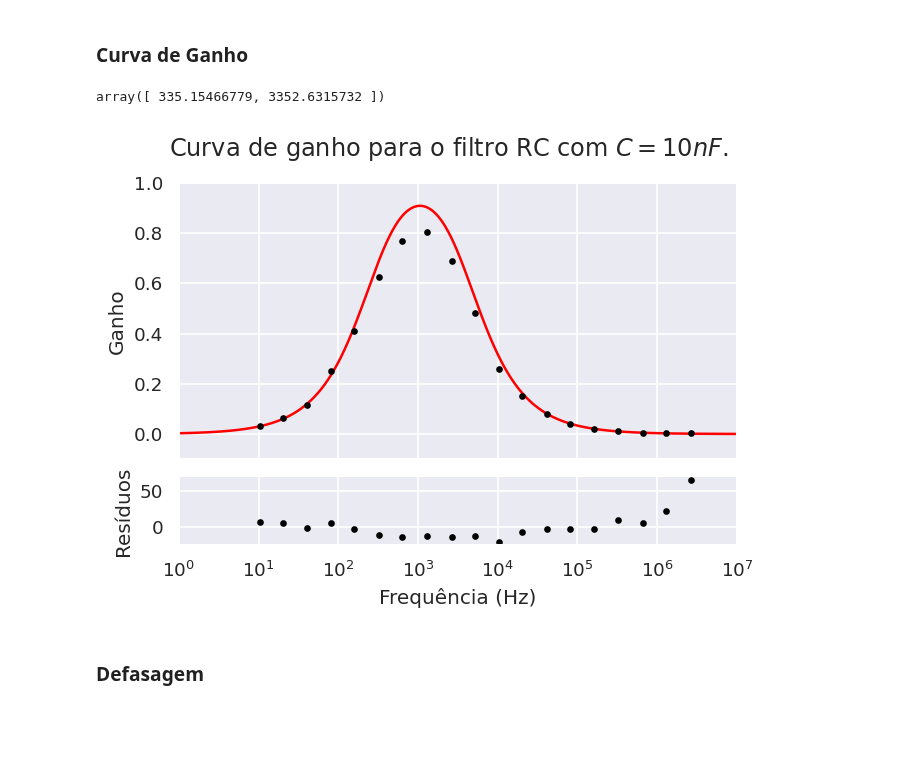
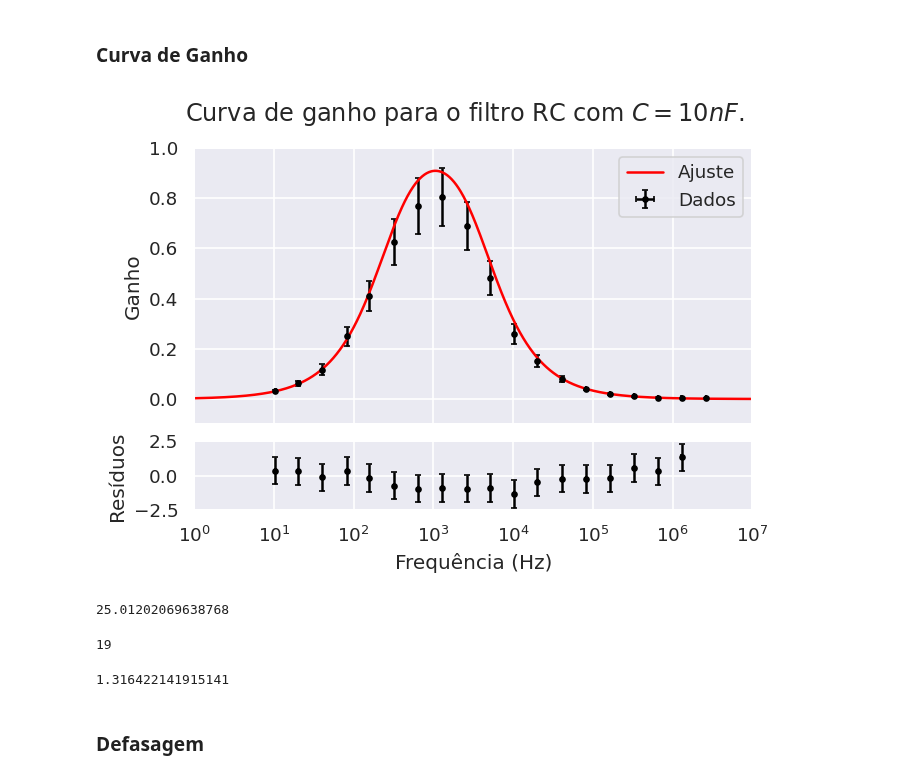
Before and after one commit to ivfreire/lab_3, a Jupyter notebook: Experimento 2/Atividade 2/análise.ipynb, the cells around one changed output. Drawn from its saved outputs; the diff is of its cells as text; code cells hidden in the pictures; blank space fills up the shorter version.

Commit message:
nova análise e plots

```diff
--- a/Experimento 2/Atividade 2/análise.ipynb
+++ b/Experimento 2/Atividade 2/análise.ipynb
@@ -38,7 +36,7 @@ df = pd.read_csv('dados/filtro_10nF.csv')
 # %% [markdown]
 ### Curva de Ganho
 # %%
-df['Inc. Ganho'] = np.sqrt( (df['Inc. Tensão Saída (V)']/df['Tensão Entrada (V)'])**2 + (df['Inc. Tensão Entrada (V)']*df['Tensão Saída (V)']/df['Tensão Entrada (V)']**2)**2 )
+df['Inc. Ganho'] = 16*np.sqrt( (df['Inc. Tensão Saída (V)']/df['Tensão Entrada (V)'])**2 + (df['Inc. Tensão Entrada (V)']*df['Tensão Saída (V)']/df['Tensão Entrada (V)']**2)**2 )
 # %%
 popt, pcov = curve_fit(
 	gain,
@@ -47,36 +45,32 @@ popt, pcov = curve_fit(
 	sigma=df['Inc. Ganho'],
 	p0=( w1, w2 )
 )
-# %%
-popt
-# %% [output]
-array([ 335.15466779, 3352.6315732 ])
 # %%
 fig, axs = plt.subplots(2, sharex=True, gridspec_kw={ 'hspace': 0.1, 'height_ratios': (4,1) })
 plt.suptitle('Curva de ganho para o filtro RC com $C=10nF$.')
 
 axs[0].errorbar(
 	x=df['Frequência (Hz)'],
 	y=df['Ganho'],
 	xerr=df['Inc. Frequência (Hz)'],
 	yerr=df['Inc. Ganho'],
-	fmt=' ', marker='.', color='black'
+	fmt=' ', marker='.', color='black', capsize=2, label='Dados'
 )
 
 x = np.logspace(0, 7, 1000)
-sns.lineplot(x=x, y=gain(x, popt[0], popt[1]), color='red', ax=axs[0])
-# sns.lineplot(x=x, y=gain(x, w2, w1), color='gray', ax=axs[0])
+sns.lineplot(x=x, y=gain(x, popt[0], popt[1]), color='red', ax=axs[0], label='Ajuste')
 
 axs[1].errorbar(
 	x=df['Frequência (Hz)'],
 	y=(df['Ganho'] - gain(df['Frequência (Hz)'], popt[0], popt[1])) / df['Inc. Ganho'],
 	xerr=df['Inc. Frequência (Hz)'],
 	yerr=1,
-	fmt=' ', marker='.', color='black'
+	fmt=' ', marker='.', color='black', capsize=2
 )
 
 axs[0].set(ylabel='Ganho', ylim=(-0.1, 1))
-axs[1].set(xlabel='Frequência (Hz)', ylabel='Resíduos', xscale='log', xlim=(1E0, 1E7))
+axs[1].set(xlabel='Frequência (Hz)', ylabel='Resíduos', xscale='log', xlim=(1E0, 1E7), ylim=(-2.5, 2.5))
+plt.savefig('plots/filter1_gain.png', dpi=300, bbox_inches='tight')
 plt.show()
 # %% [output]
-[figure, old version]
+[figure, new version]
@@ -83,2 +79,16 @@ plt.show()
+# %%
+chi2 = np.sum( (df['Ganho'] - gain(df['Frequência (Hz)'], popt[0], popt[1]))**2 / (df['Inc. Ganho'])**2 )
+chi2
+# %% [output]
+25.01202069638768
+# %%
+ngl = df.shape[0]
+ngl
+# %% [output]
+19
+# %%
+print(chi2 / ngl)
+# %% [output]
+1.316422141915141
 # %% [markdown]
 ### Defasagem
```
Also changed, not shown: parts of 11 cells of this notebook, 2 other files.
